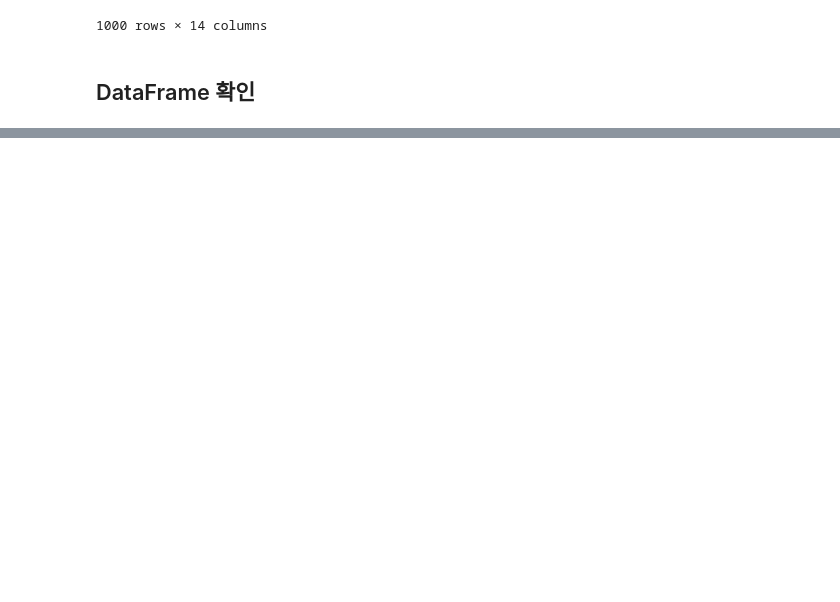
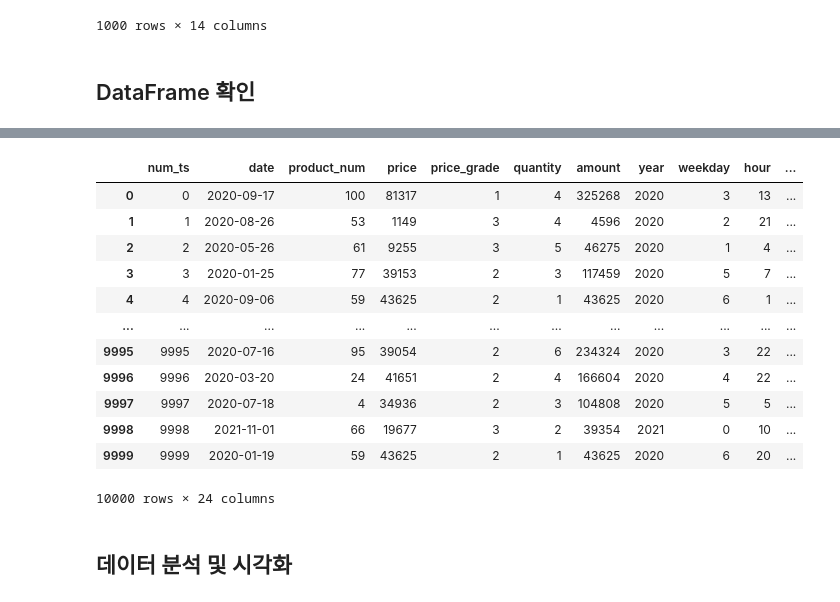
Before and after one commit to zivary/Working-with-data, a Jupyter notebook: 고객거래데이터_cakd_07_맛집트레블러.ipynb, the cells around one changed output, grey strips where cells are left out. Drawn from its saved outputs; the diff is of its cells as text; code cells hidden in the pictures; blank space fills up the shorter version.

```diff
--- a/고객거래데이터_cakd_07_맛집트레블러.ipynb
+++ b/고객거래데이터_cakd_07_맛집트레블러.ipynb
@@ -779,0 +822,22 @@ Name: AVC_21, dtype: int64
+# %%
+# 중복을 제외하고 데이터 분석에 사용할 컬럼들로 이루어진 DataFrame 생성
+df = df.loc[:, ['num_ts', 'date', 'product_num', 'price', 'price_grade', 'quantity', 'amount',
+                'year', 'weekday', 'hour', 'cusno', 'region', 'gender', 'age', 'income',
+                'grade_20', 'grade_21', 'ARPPU_20', 'ARPPU_21', 'AVC_20', 'AVC_21', 'ASC_20', 'ASC_21', 'purchase_trend']]
+df
+# %% [output]
+|  | num_ts | date | product_num | price | price_grade | quantity | amount | year | weekday | hour | ... |
+| 0 | 0 | 2020-09-17 | 100 | 81317 | 1 | 4 | 325268 | 2020 | 3 | 13 | ... |
+| 1 | 1 | 2020-08-26 | 53 | 1149 | 3 | 4 | 4596 | 2020 | 2 | 21 | ... |
+| 2 | 2 | 2020-05-26 | 61 | 9255 | 3 | 5 | 46275 | 2020 | 1 | 4 | ... |
+| 3 | 3 | 2020-01-25 | 77 | 39153 | 2 | 3 | 117459 | 2020 | 5 | 7 | ... |
+| 4 | 4 | 2020-09-06 | 59 | 43625 | 2 | 1 | 43625 | 2020 | 6 | 1 | ... |
+| ... | ... | ... | ... | ... | ... | ... | ... | ... | ... | ... | ... |
+| 9995 | 9995 | 2020-07-16 | 95 | 39054 | 2 | 6 | 234324 | 2020 | 3 | 22 | ... |
+| 9996 | 9996 | 2020-03-20 | 24 | 41651 | 2 | 4 | 166604 | 2020 | 4 | 22 | ... |
+| 9997 | 9997 | 2020-07-18 | 4 | 34936 | 2 | 3 | 104808 | 2020 | 5 | 5 | ... |
+| 9998 | 9998 | 2021-11-01 | 66 | 19677 | 3 | 2 | 39354 | 2021 | 0 | 10 | ... |
+| 9999 | 9999 | 2020-01-19 | 59 | 43625 | 2 | 1 | 43625 | 2020 | 6 | 20 | ... |
+10000 rows × 24 columns
+# %% [markdown]
+## 데이터 분석 및 시각화
```
Also changed, not shown: parts of 92 cells of this notebook.
